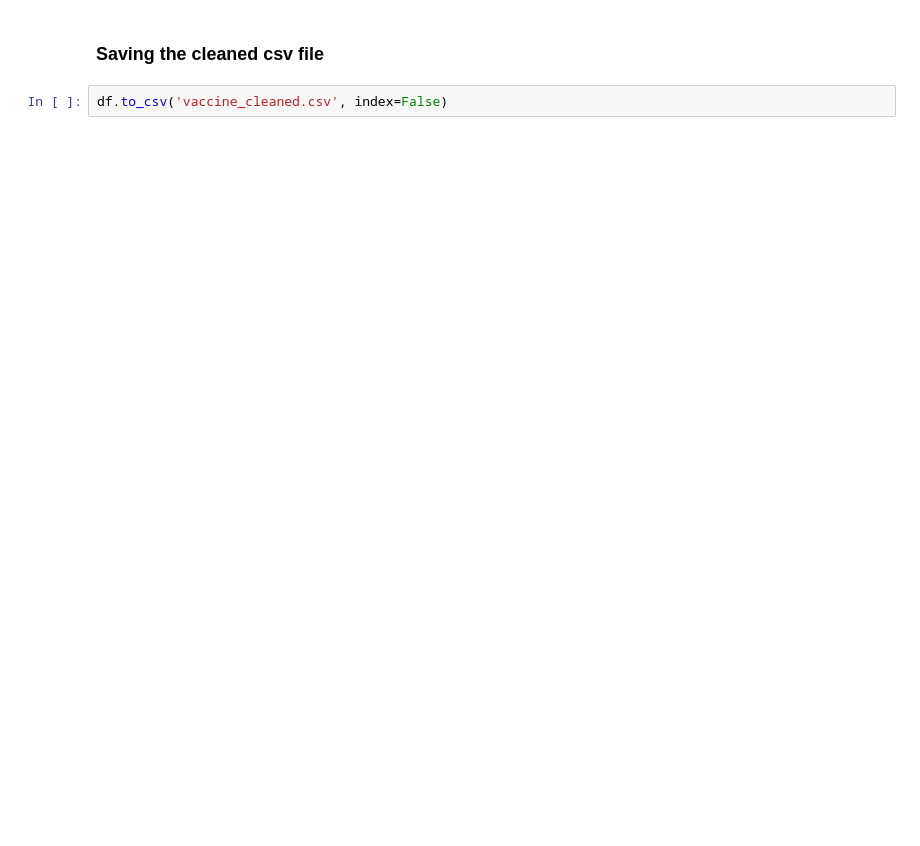
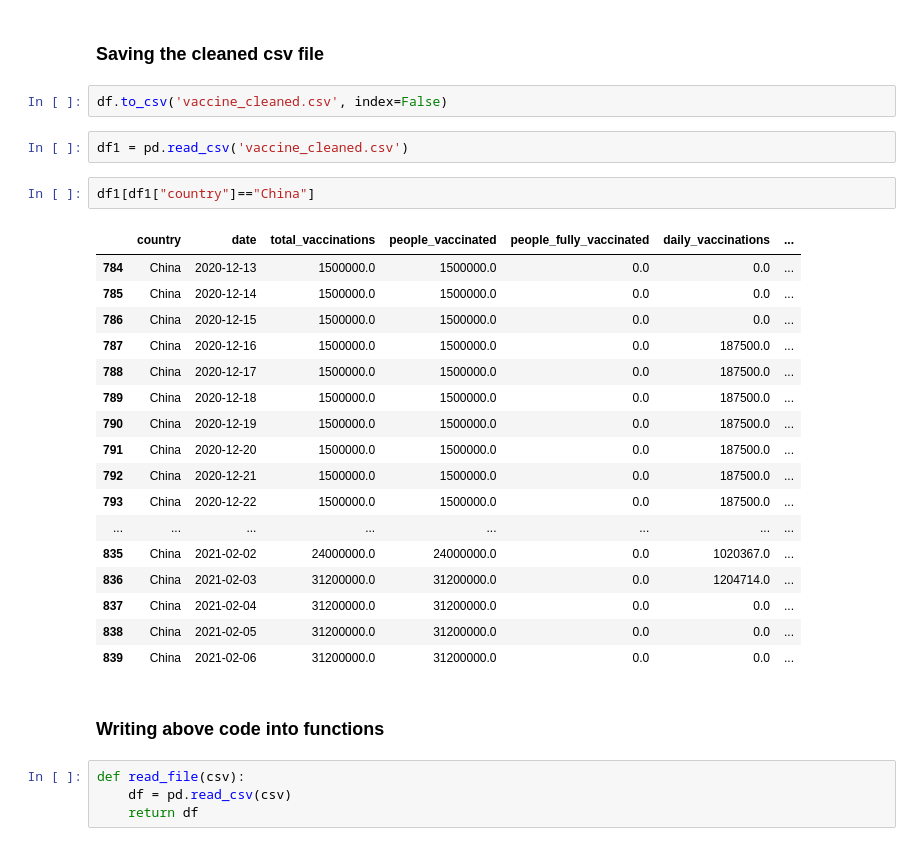
Before and after one commit to sherlockliang888/COVID-19-World-Vaccination-Progress, a Jupyter notebook: Vaccine_project.ipynb, the cells around one changed output. Cells and saved outputs as stored; diff of their text form; blank space fills up the shorter version.

```diff
--- a/Vaccine_project.ipynb
+++ b/Vaccine_project.ipynb
@@ -154,3 +196,31 @@ df.head()
 ### Saving the cleaned csv file
 # %%
 df.to_csv('vaccine_cleaned.csv', index=False)
+# %%
+df1 = pd.read_csv('vaccine_cleaned.csv')
+# %%
+df1[df1["country"]=="China"]
+# %% [output]
+|  | country | date | total_vaccinations | people_vaccinated | people_fully_vaccinated | daily_vaccinations | ... |
+| 784 | China | 2020-12-13 | 1500000.0 | 1500000.0 | 0.0 | 0.0 | ... |
+| 785 | China | 2020-12-14 | 1500000.0 | 1500000.0 | 0.0 | 0.0 | ... |
+| 786 | China | 2020-12-15 | 1500000.0 | 1500000.0 | 0.0 | 0.0 | ... |
+| 787 | China | 2020-12-16 | 1500000.0 | 1500000.0 | 0.0 | 187500.0 | ... |
+| 788 | China | 2020-12-17 | 1500000.0 | 1500000.0 | 0.0 | 187500.0 | ... |
+| 789 | China | 2020-12-18 | 1500000.0 | 1500000.0 | 0.0 | 187500.0 | ... |
+| 790 | China | 2020-12-19 | 1500000.0 | 1500000.0 | 0.0 | 187500.0 | ... |
+| 791 | China | 2020-12-20 | 1500000.0 | 1500000.0 | 0.0 | 187500.0 | ... |
+| 792 | China | 2020-12-21 | 1500000.0 | 1500000.0 | 0.0 | 187500.0 | ... |
+| 793 | China | 2020-12-22 | 1500000.0 | 1500000.0 | 0.0 | 187500.0 | ... |
+| ... | ... | ... | ... | ... | ... | ... | ... |
+| 835 | China | 2021-02-02 | 24000000.0 | 24000000.0 | 0.0 | 1020367.0 | ... |
+| 836 | China | 2021-02-03 | 31200000.0 | 31200000.0 | 0.0 | 1204714.0 | ... |
+| 837 | China | 2021-02-04 | 31200000.0 | 31200000.0 | 0.0 | 0.0 | ... |
+| 838 | China | 2021-02-05 | 31200000.0 | 31200000.0 | 0.0 | 0.0 | ... |
+| 839 | China | 2021-02-06 | 31200000.0 | 31200000.0 | 0.0 | 0.0 | ... |
+# %% [markdown]
+### Writing above code into functions
+# %%
+def read_file(csv):
+    df = pd.read_csv(csv)
+    return df
```
Also changed, not shown: parts of 11 cells of this notebook.
